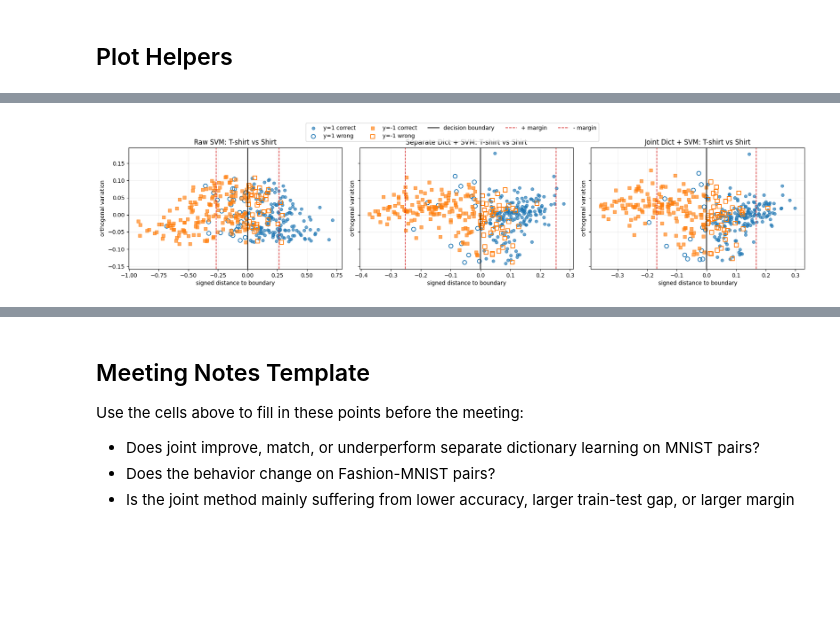
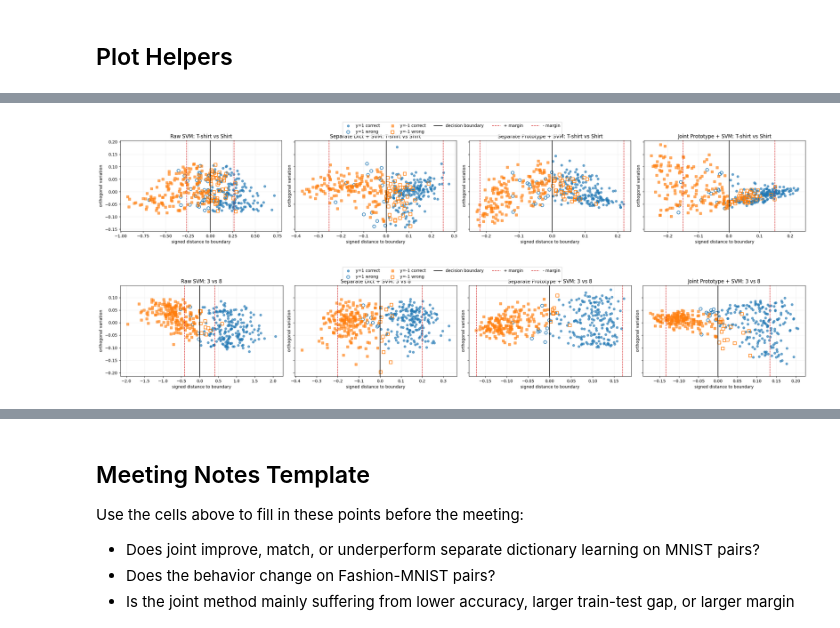
Before and after one commit to ccchloe510/FYP, a Jupyter notebook: notebooks/07_multi_pair_results.ipynb, the cells around one changed output, grey strips where cells are left out. Drawn from its saved outputs; the diff is of its cells as text; code cells hidden in the pictures; blank space fills up the shorter version.

```diff
--- a/notebooks/07_multi_pair_results.ipynb
+++ b/notebooks/07_multi_pair_results.ipynb
@@ -59,7 +62,7 @@ The baseline and joint models share representation/classifier controls where pos
 baseline_hyper = default_hyperparams()
 joint_hyper = default_hyperparams()
 
-# Shared controls for dictionary capacity, sparsity, classifier regularization, and budget.
+# Shared controls for dictionary capacity, sparsity scale, classifier regularization, and budget.
 for hyper in (baseline_hyper, joint_hyper):
     hyper.dictionary_size = 48
     hyper.mu = 0.5
@@ -67,7 +70,11 @@ for hyper in (baseline_hyper, joint_hyper):
     hyper.max_iter = 100
     hyper.random_state = 42
 
-# Joint-only controls.
+# Keep the separate baseline as the original L1 sparse dictionary method.
+baseline_hyper.code_simplex = False
+
+# Joint prototype-learning variant: C columns are nonnegative and sum to one.
+joint_hyper.code_simplex = True
 joint_hyper.rho = 10
 joint_hyper.eta = 10
 joint_hyper.init_code_scale = 5e-3
@@ -382,11 +514,16 @@ Joint Dict + SVM: accuracy=0.8325, score_gap=1.2291, violation_rate=0.7425
 # %%
-fig, axes = plt.subplots(1, 3, figsize=(18, 4), sharey=True)
-for ax, (method, projection) in zip(axes, margin_views.items()):
-    plot_svm_margin_projection(projection, ax=ax, title=f'{method}: {explain_task.name}')
-handles, labels = axes[-1].get_legend_handles_labels()
-fig.legend(handles, labels, loc='upper center', ncol=5, bbox_to_anchor=(0.5, 1.08))
-fig.tight_layout()
-plt.show()
+for context in explainability_contexts:
+    task = context['task']
+    margin_views = context['margin_views']
+    fig, axes = plt.subplots(1, len(margin_views), figsize=(6 * len(margin_views), 4), sharey=True)
+    axes = np.atleast_1d(axes)
+    for ax, (method, projection) in zip(axes, margin_views.items()):
+        plot_svm_margin_projection(projection, ax=ax, title=f'{method}: {task.name}')
+    handles, labels = axes[-1].get_legend_handles_labels()
+    fig.legend(handles, labels, loc='upper center', ncol=5, bbox_to_anchor=(0.5, 1.08))
+    fig.tight_layout()
+    plt.show()
 # %% [output]
-[figure, old version]
+[figure, new version]
+[figure, added]
 # %%
```
Also changed, not shown: parts of 20 cells of this notebook, 10 other files.
